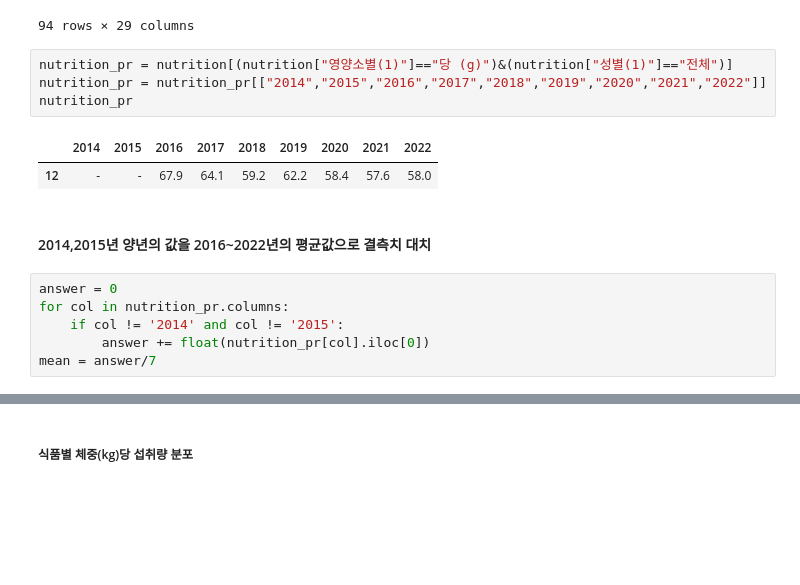
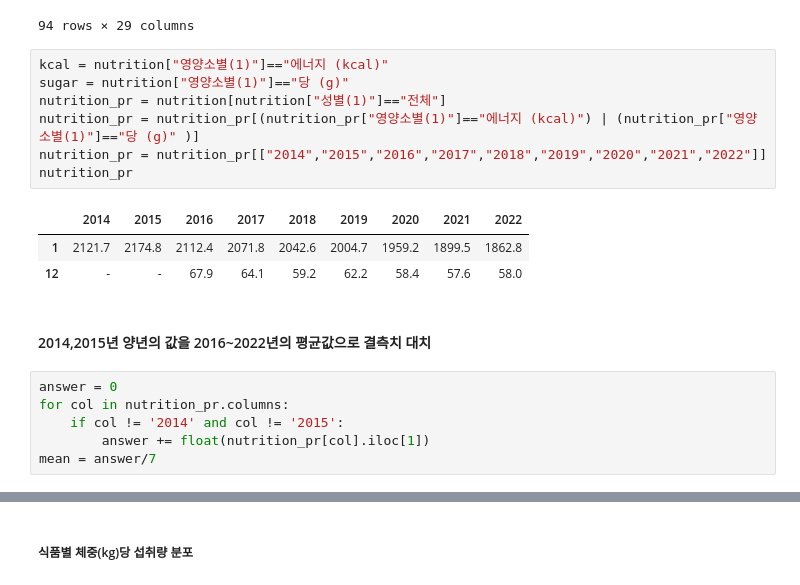
Before and after one commit to gni29/quiet_I, a Jupyter notebook: fat_from_2014.ipynb, the cells around one changed output, grey strips where cells are left out. Saved outputs shown, nothing was run; the diff lists cells and outputs as text; blank space fills up the shorter version.

```diff
--- a/fat_from_2014.ipynb
+++ b/fat_from_2014.ipynb
@@ -294,11 +294,15 @@ nutrition
 | 93 | 여자 | 급원별 에너지 섭취분율 (%) | 탄수화물 | 67.8 | 0.3 | 67.1 | 0.2 | 66.4 | 0.3 | 66.0 | ... | ... |
 94 rows × 29 columns
 # %%
-nutrition_pr = nutrition[(nutrition["영양소별(1)"]=="당 (g)")&(nutrition["성별(1)"]=="전체")]
+kcal = nutrition["영양소별(1)"]=="에너지 (kcal)"
+sugar = nutrition["영양소별(1)"]=="당 (g)"
+nutrition_pr = nutrition[nutrition["성별(1)"]=="전체"]
+nutrition_pr = nutrition_pr[(nutrition_pr["영양소별(1)"]=="에너지 (kcal)") | (nutrition_pr["영양소별(1)"]=="당 (g)" )]
 nutrition_pr = nutrition_pr[["2014","2015","2016","2017","2018","2019","2020","2021","2022"]]
 nutrition_pr
 # %% [output]
 |  | 2014 | 2015 | 2016 | 2017 | 2018 | 2019 | 2020 | 2021 | 2022 |
+| 1 | 2121.7 | 2174.8 | 2112.4 | 2071.8 | 2042.6 | 2004.7 | 1959.2 | 1899.5 | 1862.8 |
 | 12 | - | - | 67.9 | 64.1 | 59.2 | 62.2 | 58.4 | 57.6 | 58.0 |
 # %% [markdown]
 #### 2014,2015년 양년의 값을 2016~2022년의 평균값으로 결측치 대치
@@ -306,6 +310,6 @@ nutrition_pr
 answer = 0
 for col in nutrition_pr.columns:
     if col != '2014' and col != '2015':
-        answer += float(nutrition_pr[col].iloc[0])
+        answer += float(nutrition_pr[col].iloc[1])
 mean = answer/7
 # %%
```
Also changed, not shown: parts of 17 cells of this notebook.
